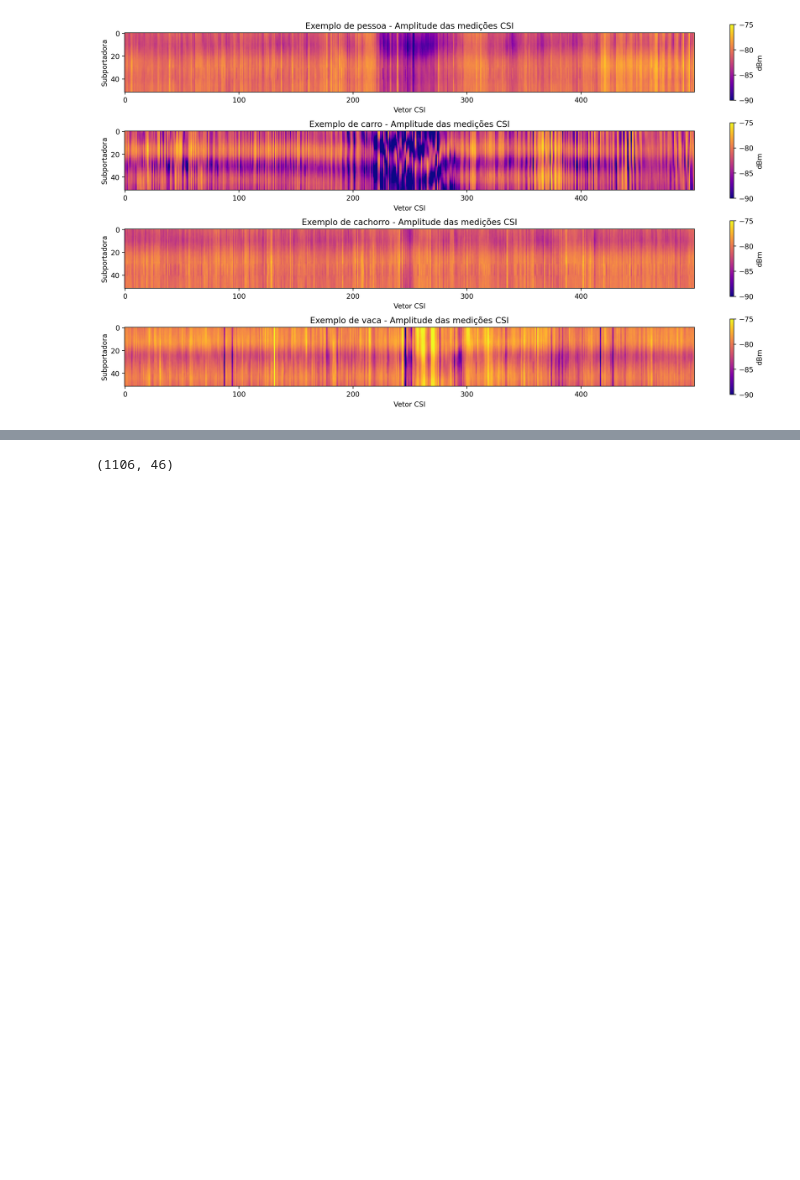
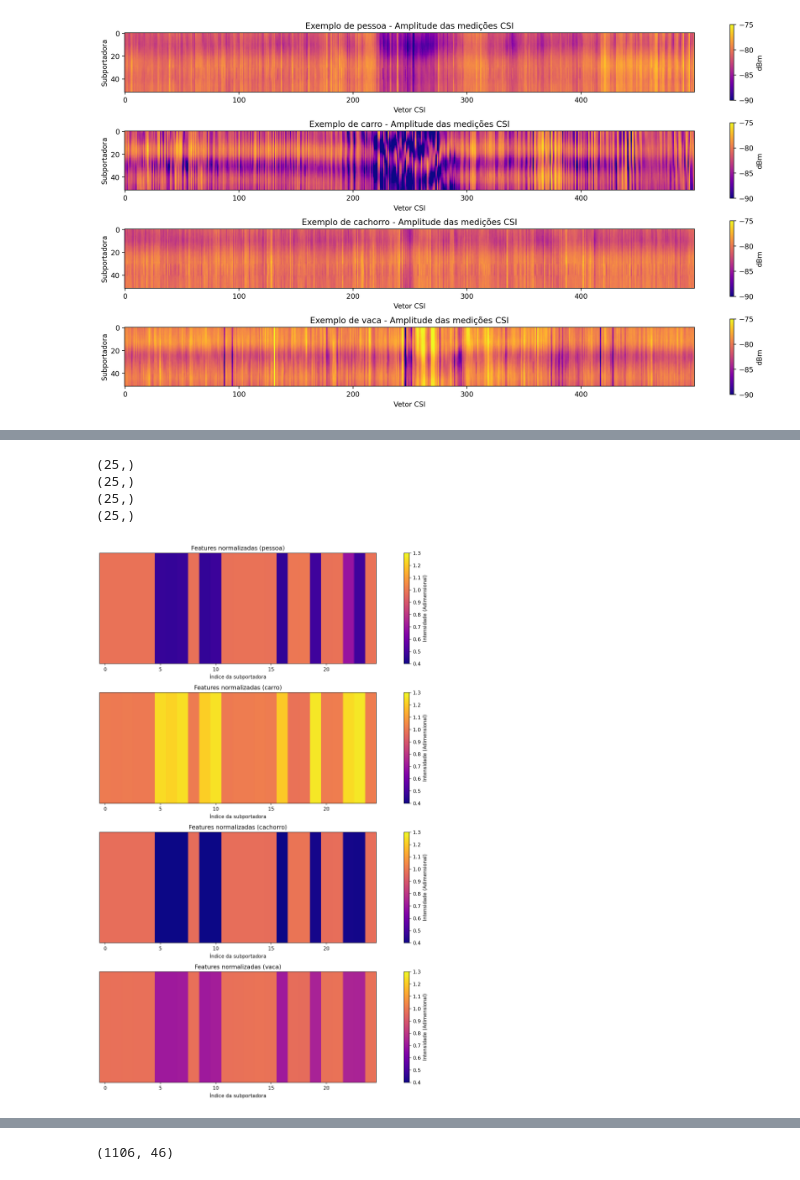
Before and after one commit to paulosestini/tcc-lorawan-end-device, a Jupyter notebook: model/main.ipynb, the cells around one changed output, grey strips where cells are left out. Saved outputs shown, nothing was run; the diff lists cells and outputs as text; code cells hidden in the pictures; blank space fills up the shorter version.

```diff
--- a/model/main.ipynb
+++ b/model/main.ipynb
@@ -145,0 +146,32 @@ Int64Index([ 0, 34, 46, 95, 50, 36, 44, 51, 65, 35,  2, 70, 91, 39, 94, 37, 30,
+# %%
+important_features = np.array([40, 44, 41, 43, 42, 94, 95, 93, 46, 96, 92, 45, 39, 38, 36, 49, 97,
+            15, 14, 91, 47, 37, 64, 90, 48])
+# %%
+# Print examples
+examples = pd.read_parquet('./data/TRAIN_person3_car2_dog3_cow2_noise3.parquet')
+
+fig, ax = plt.subplots(4, 1, figsize=(16, 16), dpi=200)
+for i, (label, name) in enumerate(label_map_pt.items()):
+    filtered_df = examples[examples.label == label]
+    example = filtered_df.iloc[1, 1:].values.reshape(500, 52).transpose(1, 0)
+    example_carrier_means = example.mean(axis=1) / train_carrier_means.mean()
+    example_carrier_stds = example.std(axis=1) / train_carrier_stds.mean()
+    feats = np.concatenate([example_carrier_means, example_carrier_stds])
+    feats = np.expand_dims(feats, axis=0)[:, important_features]
+    feats = np.squeeze(feats)
+    print(feats.shape)
+    im = ax[i].imshow(np.expand_dims(feats, axis=0), aspect=10, cmap='plasma', vmin=0.4, vmax=1.3)
+    ax[i].set_title(f'Features normalizadas ({name})')
+    ax[i].set_xlabel('Índice da subportadora')
+    ax[i].set_yticks([])
+    plt.colorbar(im, ax=ax[i], label='Intensidade (Adimensional)')
+
+plt.tight_layout()
+
+plt.show()
+# %% [output]
+(25,)
+(25,)
+(25,)
+(25,)
+[figure, added]
```
Also changed, not shown: parts of 13 cells of this notebook, 5 other files.
